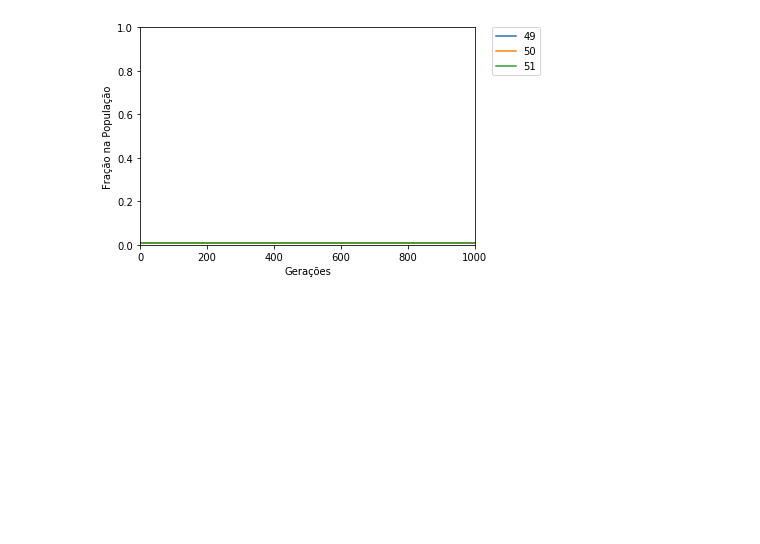
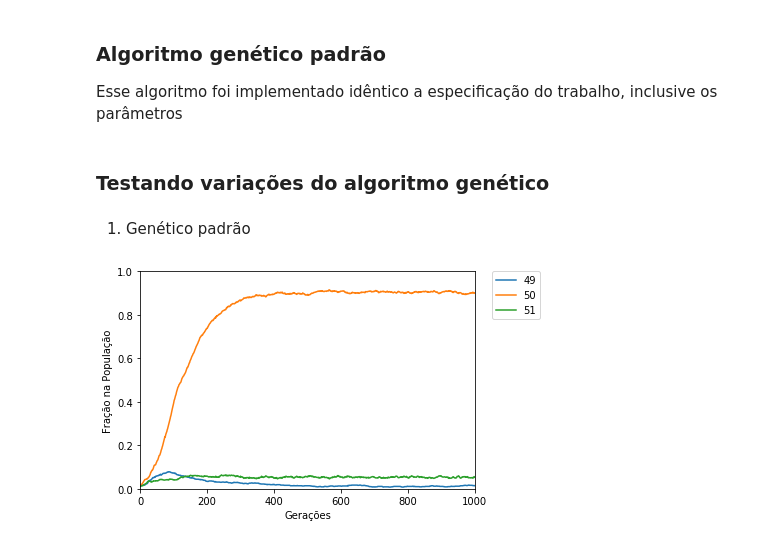
Before and after one commit to gaabrielfranco/game-theory-w1, a Jupyter notebook: twin-sisters.ipynb, the cells around one changed output. Saved outputs shown, nothing was run; the diff lists cells and outputs as text; code cells hidden in the pictures; blank space fills up the shorter version.

```diff
--- a/twin-sisters.ipynb
+++ b/twin-sisters.ipynb
@@ -135,14 +87,14 @@ for i in range(0, 1000):
 # %%
-#Código para gerar o gráfico mostrada na especificação do trabalho
-#Esse trecho de código usa os dicionários strategies_tracked e fraction_agents
-#que foram populados durante a execução do processo evolutivo
-for s in strategies_tracked:
-    plt.plot(list(range(1, len(fraction_agents[s]) + 1)), fraction_agents[s], label=str(s))
-plt.legend(bbox_to_anchor=(1.05, 1), loc=2, borderaxespad=0.)
-plt.xlabel('Gerações')
-plt.ylabel('Fração na População')
-plt.ylim(0, 1)
-plt.xlim(0, 1000)
-plt.show()
+def plot_results(strategies_tracked, fraction_agents, epochs):
+    for s in strategies_tracked:
+        plt.plot(list(range(1, len(fraction_agents[s]) + 1)), fraction_agents[s], label=str(s))
+    plt.legend(bbox_to_anchor=(1.05, 1), loc=2, borderaxespad=0.)
+    plt.xlabel('Gerações')
+    plt.ylabel('Fração na População')
+    plt.ylim(0, 1)
+    plt.xlim(0, epochs)
+    plt.show()
-# %% [output]
-[figure, removed]
+# %% [markdown]
+### Algoritmo genético padrão
+
+Esse algoritmo foi implementado idêntico a especificação do trabalho, inclusive os parâmetros
@@ -148,0 +160,8 @@ plt.show()
+# %% [markdown]
+### Testando variações do algoritmo genético
+# %% [markdown]
+1) Genético padrão
+# %%
+GA()
+# %% [output]
+[figure, added]
```
Also changed, not shown: parts of 12 cells of this notebook, 2 other files.
